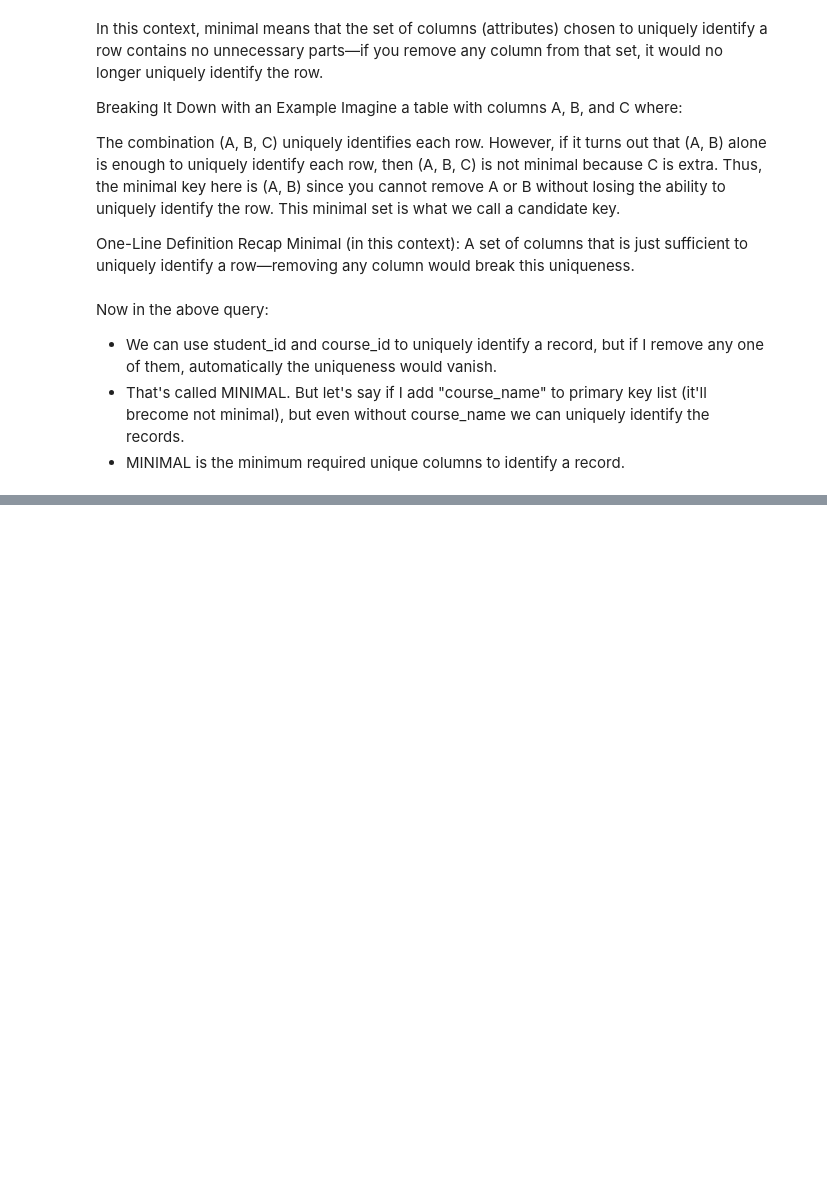
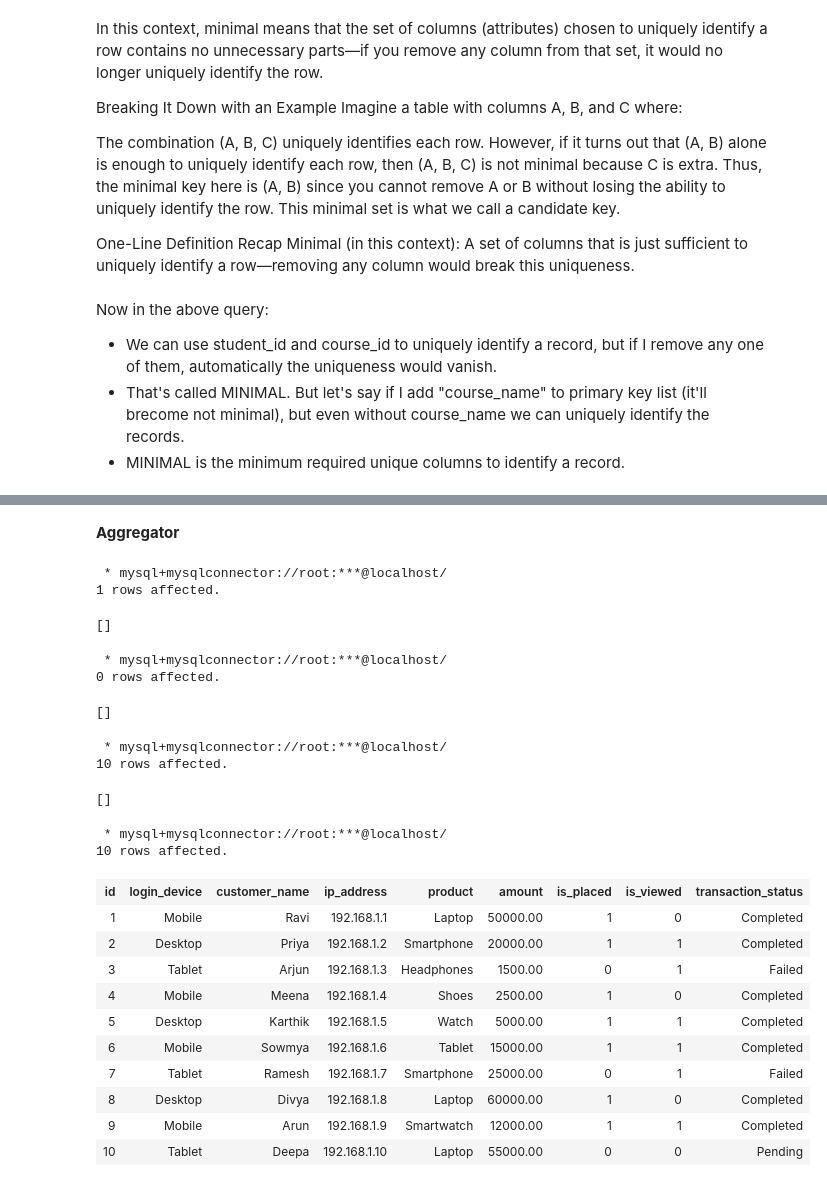
Before and after one commit to LShreeChaithanya/Solid_fundamentals_SQL, a Jupyter notebook: sql_learning.ipynb, the cells around one changed output, grey strips where cells are left out. Drawn from its saved outputs; the diff is of its cells as text; code cells hidden in the pictures; blank space fills up the shorter version.

```diff
--- a/sql_learning.ipynb
+++ b/sql_learning.ipynb
@@ -1199,0 +1299,60 @@ Now in the above query:
+# %% [markdown]
+**Aggregator**
+# %%
+%%sql
+CREATE DATABASE ECOM;
+# %% [output]
+ * mysql+mysqlconnector://root:***@localhost/
+1 rows affected.
+[]
+# %%
+%%sql
+CREATE TABLE ECOM.CustTransac (
+    id INT PRIMARY KEY,
+    login_device VARCHAR(50),
+    customer_name VARCHAR(100),
+    ip_address VARCHAR(20),
+    product VARCHAR(100),
+    amount DECIMAL(10, 2),
+    is_placed BOOLEAN,
+    is_viewed BOOLEAN,
+    transaction_status VARCHAR(20)
+);
+# %% [output]
+ * mysql+mysqlconnector://root:***@localhost/
+0 rows affected.
+[]
+# %%
+%%sql
+INSERT INTO CustTransac VALUES
+(1, 'Mobile', 'Ravi', '192.168.1.1', 'Laptop', 50000.00, TRUE, FALSE, 'Completed'),
+(2, 'Desktop', 'Priya', '192.168.1.2', 'Smartphone', 20000.00, TRUE, TRUE, 'Completed'),
+(3, 'Tablet', 'Arjun', '192.168.1.3', 'Headphones', 1500.00, FALSE, TRUE, 'Failed'),
+(4, 'Mobile', 'Meena', '192.168.1.4', 'Shoes', 2500.00, TRUE, FALSE, 'Completed'),
+(5, 'Desktop', 'Karthik', '192.168.1.5', 'Watch', 5000.00, TRUE, TRUE, 'Completed'),
+(6, 'Mobile', 'Sowmya', '192.168.1.6', 'Tablet', 15000.00, TRUE, TRUE, 'Completed'),
+(7, 'Tablet', 'Ramesh', '192.168.1.7', 'Smartphone', 25000.00, FALSE, TRUE, 'Failed'),
+(8, 'Desktop', 'Divya', '192.168.1.8', 'Laptop', 60000.00, TRUE, FALSE, 'Completed'),
+(9, 'Mobile', 'Arun', '192.168.1.9', 'Smartwatch', 12000.00, TRUE, TRUE, 'Completed'),
+(10, 'Tablet', 'Deepa', '192.168.1.10', 'Laptop', 55000.00, FALSE, FALSE, 'Pending');
+# %% [output]
+ * mysql+mysqlconnector://root:***@localhost/
+10 rows affected.
+[]
+# %%
+%%sql
+SELECT * FROM CustTransac;
+# %% [output]
+ * mysql+mysqlconnector://root:***@localhost/
+10 rows affected.
+| id | login_device | customer_name | ip_address | product | amount | is_placed | is_viewed | transaction_status |
+| 1 | Mobile | Ravi | 192.168.1.1 | Laptop | 50000.00 | 1 | 0 | Completed |
+| 2 | Desktop | Priya | 192.168.1.2 | Smartphone | 20000.00 | 1 | 1 | Completed |
+| 3 | Tablet | Arjun | 192.168.1.3 | Headphones | 1500.00 | 0 | 1 | Failed |
+| 4 | Mobile | Meena | 192.168.1.4 | Shoes | 2500.00 | 1 | 0 | Completed |
+| 5 | Desktop | Karthik | 192.168.1.5 | Watch | 5000.00 | 1 | 1 | Completed |
+| 6 | Mobile | Sowmya | 192.168.1.6 | Tablet | 15000.00 | 1 | 1 | Completed |
+| 7 | Tablet | Ramesh | 192.168.1.7 | Smartphone | 25000.00 | 0 | 1 | Failed |
+| 8 | Desktop | Divya | 192.168.1.8 | Laptop | 60000.00 | 1 | 0 | Completed |
+| 9 | Mobile | Arun | 192.168.1.9 | Smartwatch | 12000.00 | 1 | 1 | Completed |
+| 10 | Tablet | Deepa | 192.168.1.10 | Laptop | 55000.00 | 0 | 0 | Pending |
```
Also changed, not shown: parts of 26 cells of this notebook.
